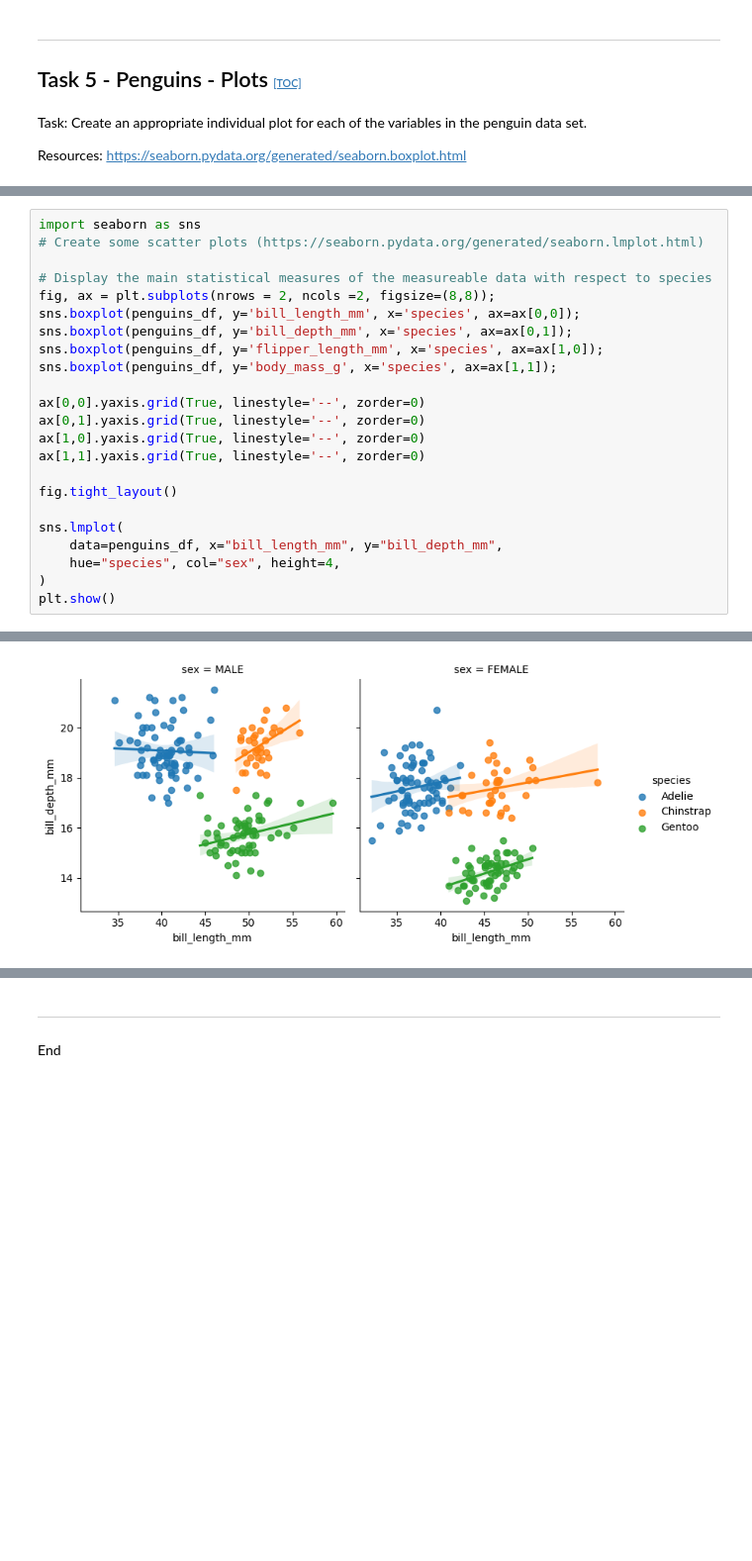
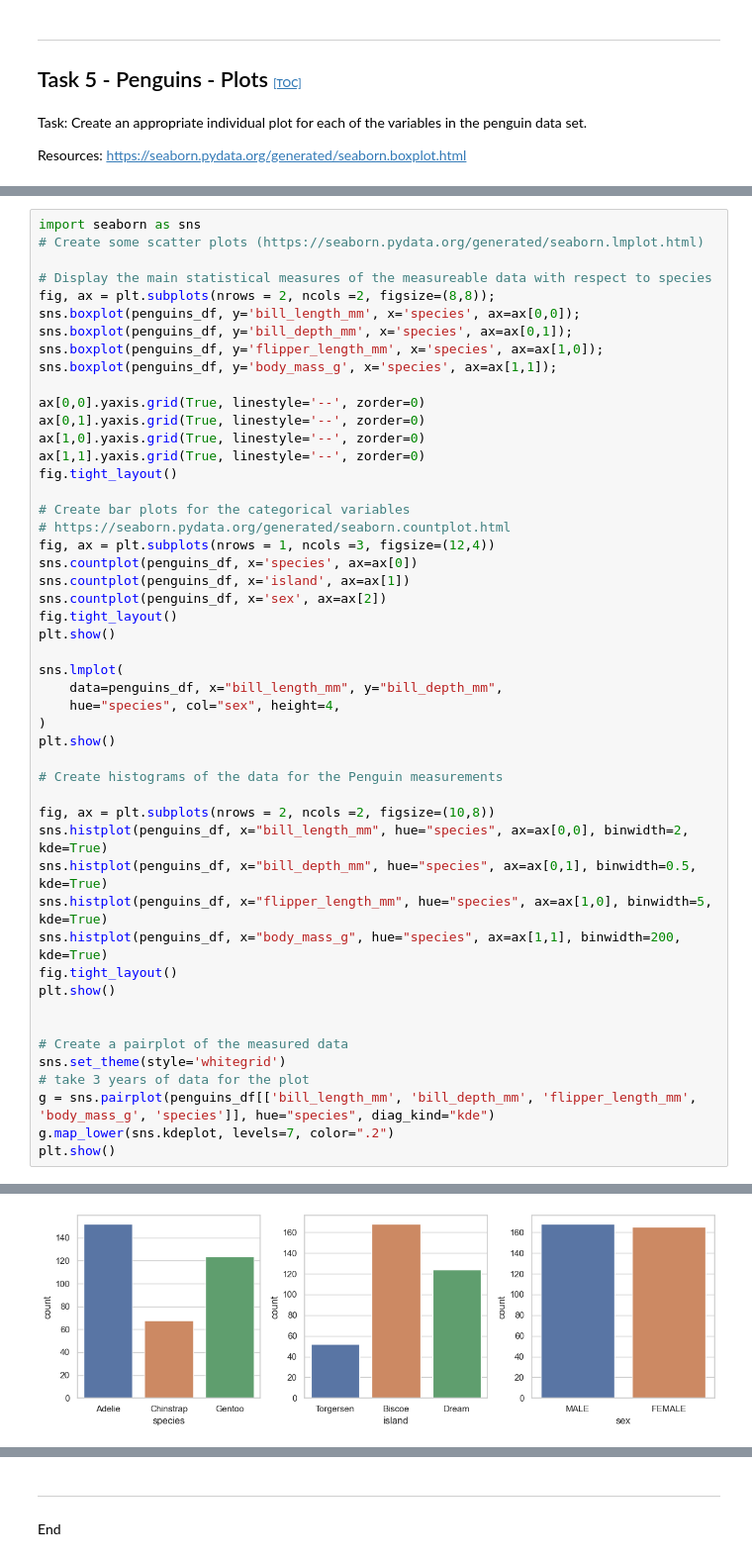
Before and after one commit to Eilis9/Fund_DA, a Jupyter notebook: tasks.ipynb, the cells around one changed output, grey strips where cells are left out. Shown at 99% size. Saved outputs shown, nothing was run; the diff lists cells and outputs as text; blank space fills up the shorter version.

Commit message:
More penguin plots

```diff
--- a/tasks.ipynb
+++ b/tasks.ipynb
@@ -412,12 +372,38 @@ ax[0,0].yaxis.grid(True, linestyle='--', zorder=0)
 ax[0,1].yaxis.grid(True, linestyle='--', zorder=0)
 ax[1,0].yaxis.grid(True, linestyle='--', zorder=0)
 ax[1,1].yaxis.grid(True, linestyle='--', zorder=0)
+fig.tight_layout()
 
+# Create bar plots for the categorical variables
+# https://seaborn.pydata.org/generated/seaborn.countplot.html
+fig, ax = plt.subplots(nrows = 1, ncols =3, figsize=(12,4))
+sns.countplot(penguins_df, x='species', ax=ax[0])
+sns.countplot(penguins_df, x='island', ax=ax[1])
+sns.countplot(penguins_df, x='sex', ax=ax[2])
 fig.tight_layout()
+plt.show()
 
 sns.lmplot(
     data=penguins_df, x="bill_length_mm", y="bill_depth_mm",
     hue="species", col="sex", height=4,
 )
 plt.show()
+
+# Create histograms of the data for the Penguin measurements
+
+fig, ax = plt.subplots(nrows = 2, ncols =2, figsize=(10,8))
+sns.histplot(penguins_df, x="bill_length_mm", hue="species", ax=ax[0,0], binwidth=2, kde=True)
+sns.histplot(penguins_df, x="bill_depth_mm", hue="species", ax=ax[0,1], binwidth=0.5, kde=True)
+sns.histplot(penguins_df, x="flipper_length_mm", hue="species", ax=ax[1,0], binwidth=5, kde=True)
+sns.histplot(penguins_df, x="body_mass_g", hue="species", ax=ax[1,1], binwidth=200, kde=True)
+fig.tight_layout()
+plt.show()
+
+
+# Create a pairplot of the measured data
+sns.set_theme(style='whitegrid')
+# take 3 years of data for the plot
+g = sns.pairplot(penguins_df[['bill_length_mm', 'bill_depth_mm', 'flipper_length_mm', 'body_mass_g', 'species']], hue="species", diag_kind="kde")
+g.map_lower(sns.kdeplot, levels=7, color=".2")
+plt.show()
 # %% [output]
@@ -425 +411 @@ plt.show()
-[figure, old version]
+[figure, new version]
```
Also changed, not shown: parts of 7 cells of this notebook.
